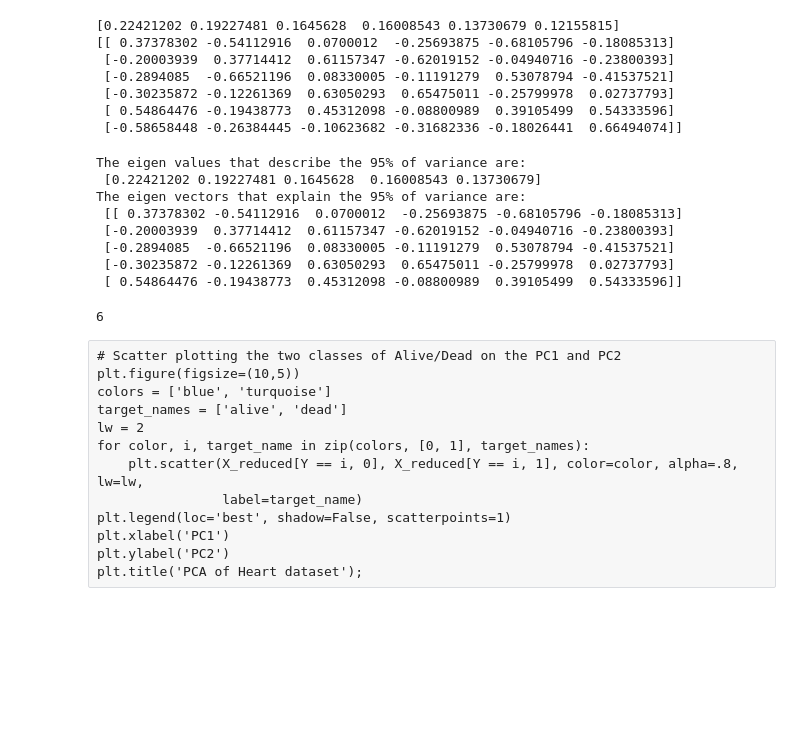
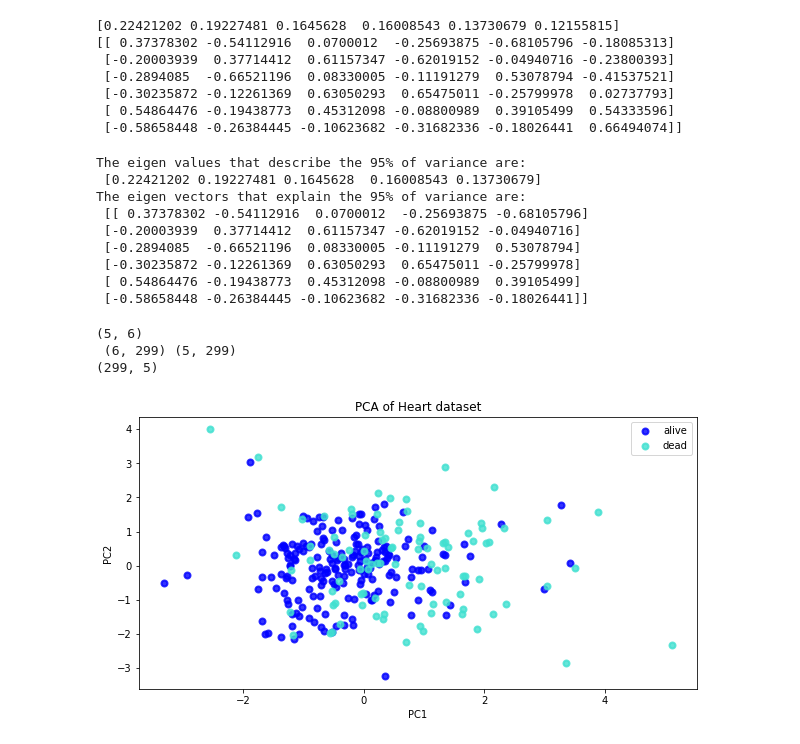
Before and after one commit to Simurgh818/Dabiri_unsupervised_clustering, a Jupyter notebook: UnsupervisedClustering-DrQiu.ipynb, the cells around one changed output. Drawn from its saved outputs; the diff is of its cells as text; code cells hidden in the pictures; blank space fills up the shorter version.

Commit message:
recasting to reduced principal components and plotting done.

```diff
--- a/UnsupervisedClustering-DrQiu.ipynb
+++ b/UnsupervisedClustering-DrQiu.ipynb
@@ -112,0 +109,4 @@ Y
+# %%
+# Setting the true label Y vector
+Y =  heart_df['DEATH_EVENT']
+Y
@@ -192,35 +205,46 @@ for i in range(0, len(X_var_sor)):
     if var_sum < 0.95:
         idx.append(i)
         exit
-
-print("The eigen values that describe the 95% of variance are: \n", X_var_sor[idx])
-print("The eigen vectors that explain the 95% of variance are: \n", X_cov_eigVec_sor[idx])
+X_var_sor_95 = X_var_sor[idx]
+X_cov_eigVec_sor_95 = X_cov_eigVec_sor[:, idx]
+print("The eigen values that describe the 95% of variance are: \n", X_var_sor_95)
+print("The eigen vectors that explain the 95% of variance are: \n", X_cov_eigVec_sor_95)
 # %% [output]
 The eigen values that describe the 95% of variance are:
  [0.22421202 0.19227481 0.1645628  0.16008543 0.13730679]
 The eigen vectors that explain the 95% of variance are:
- [[ 0.37378302 -0.54112916  0.0700012  -0.25693875 -0.68105796 -0.18085313]
- [-0.20003939  0.37714412  0.61157347 -0.62019152 -0.04940716 -0.23800393]
- [-0.2894085  -0.66521196  0.08330005 -0.11191279  0.53078794 -0.41537521]
- [-0.30235872 -0.12261369  0.63050293  0.65475011 -0.25799978  0.02737793]
- [ 0.54864476 -0.19438773  0.45312098 -0.08800989  0.39105499  0.54333596]]
+ [[ 0.37378302 -0.54112916  0.0700012  -0.25693875 -0.68105796]
+ [-0.20003939  0.37714412  0.61157347 -0.62019152 -0.04940716]
+ [-0.2894085  -0.66521196  0.08330005 -0.11191279  0.53078794]
+ [-0.30235872 -0.12261369  0.63050293  0.65475011 -0.25799978]
+ [ 0.54864476 -0.19438773  0.45312098 -0.08800989  0.39105499]
+ [-0.58658448 -0.26384445 -0.10623682 -0.31682336 -0.18026441]]
-# %%
-
-len(X_var_sor)
-# %% [output]
-6
 # %%
 # 5 -  Transforming the X dataframe to the coordinate of the two principal components (PC1, PC2).
+#  Reduced dataset = [transpose(X_cov_eigVec_sor_95)]*[transpose(Standardized orignial dataset)]
+X_cov_eigVec_sor_95_T =X_cov_eigVec_sor_95.transpose()
+X_std_T = X_std.transpose()
+X_reduced = np.dot(X_cov_eigVec_sor_95_T, X_std_T)
+X_reduced
+print(np.shape(X_cov_eigVec_sor_95_T), "\n", np.shape( X_std_T), np.shape(X_reduced))
+X_reduced_T = X_reduced.transpose()
+print(np.shape(X_reduced_T))
+# %% [output]
+(5, 6)
+ (6, 299) (5, 299)
+(299, 5)
-# %% [raw]
-# Scatter plotting the two classes of Alive/Dead on the PC1 and PC2
-plt.figure(figsize=(10,5))
-colors = ['blue', 'turquoise']
-target_names = ['alive', 'dead']
-lw = 2
-for color, i, target_name in zip(colors, [0, 1], target_names):
-    plt.scatter(X_reduced[Y == i, 0], X_reduced[Y == i, 1], color=color, alpha=.8, lw=lw,
-                label=target_name)
-plt.legend(loc='best', shadow=False, scatterpoints=1)
-plt.xlabel('PC1')
-plt.ylabel('PC2')
-plt.title('PCA of Heart dataset');
+# %%
+# Scatter plotting the two classes of Alive/Dead on the PC1 and PC2
+plt.figure(figsize=(10,5))
+colors = ['blue', 'turquoise']
+target_names = ['alive', 'dead']
+lw = 2
+for color, i, target_name in zip(colors, [0, 1], target_names):
+    plt.scatter(X_reduced_T[Y == i, 0], X_reduced_T[Y == i, 1], color=color, alpha=.8, lw=lw,
+                label=target_name)
+plt.legend(loc='best', shadow=False, scatterpoints=1)
+plt.xlabel('PC1')
+plt.ylabel('PC2')
+plt.title('PCA of Heart dataset');
+# %% [output]
+[figure, added]
```
Also changed, not shown: parts of 2 cells of this notebook.
